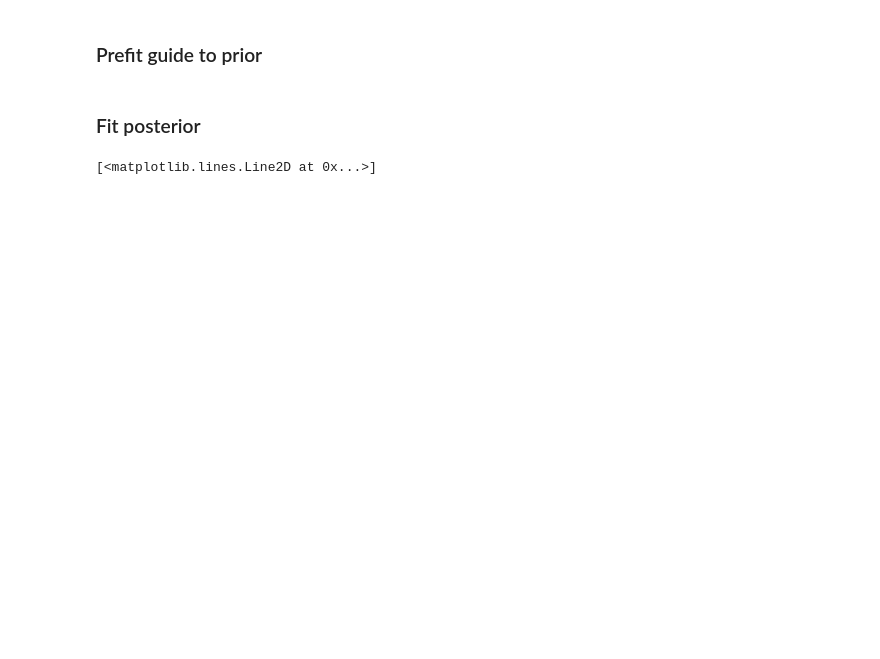
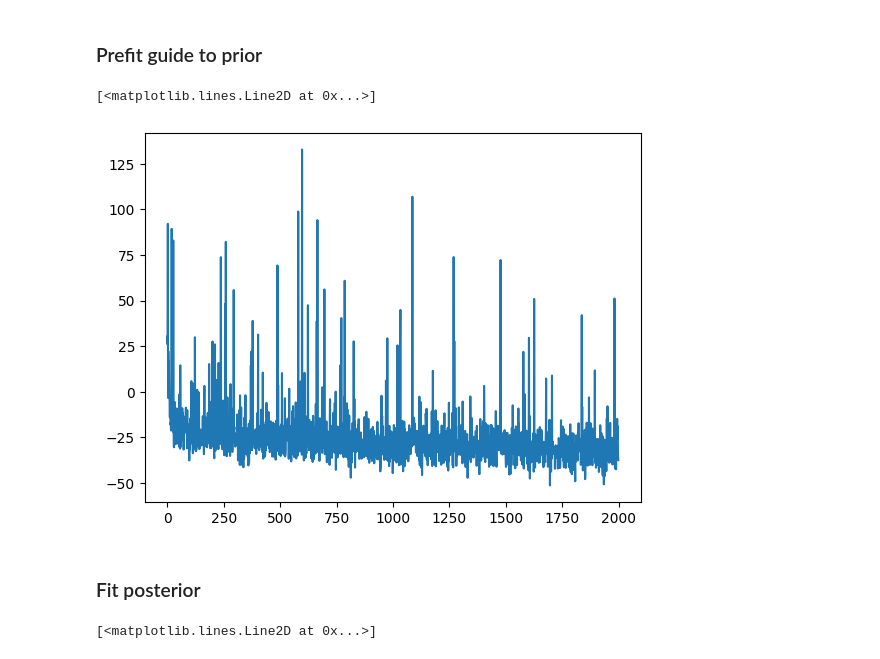
Before and after one commit to danielward27/spyrox, a Jupyter notebook: sir_example.ipynb, the cells around one changed output. Drawn from its saved outputs; the diff is of its cells as text; code cells hidden in the pictures; blank space fills up the shorter version.

```diff
--- a/sir_example.ipynb
+++ b/sir_example.ipynb
@@ -50,27 +50,32 @@ z (5, 4)
 # %%
 key, subkey = jr.split(key)
 prior = SetKwargs(model.get_prior(observed_sites=("x",)), use_surrogate=False)
 guide = SetKwargs(guide, obs=obs)
 model = SetKwargs(model, obs=obs)
 
 optimizer = optax.apply_if_finite(
     optax.chain(
         optax.adam(8e-4),
         optax.clip_by_global_norm(5),
     ),
     100,
 )
 guide, losses = fit_to_key_based_loss(
     subkey,
     guide,
     loss_fn=ProgramToProgramSamplesLoss(program_to_sample=prior),
     optimizer=optimizer,
-    steps=1000,
+    steps=2000,
     )
+
+plt.plot(losses)
 
 # This gives reasonable loss values (similar to prior entropy)
 # Dependencies can be introduced in hierarchical priors, important to see these
 # are modelled reasonably.
+# %% [output]
+[<matplotlib.lines.Line2D at 0x...>]
+[figure, added]
 # %% [markdown]
 ### Fit posterior
 # %%
```
Also changed, not shown: parts of 17 cells of this notebook, 3 other files.
